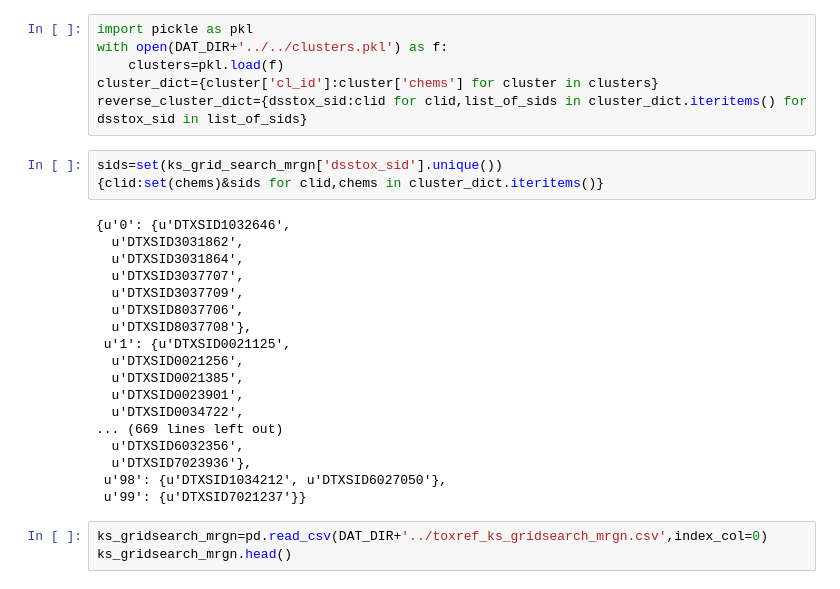
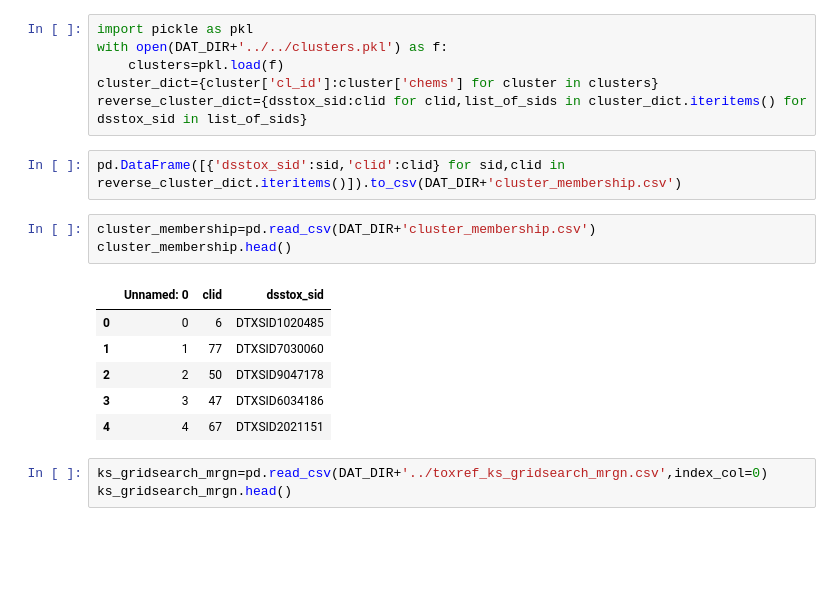
Before and after one commit to georgehelman/genra, a Jupyter notebook: notebooks/rax/toxref/121018_meeting.ipynb, the cells around one changed output. Saved outputs shown, nothing was run; the diff lists cells and outputs as text; blank space fills up the shorter version.

```diff
--- a/notebooks/rax/toxref/121018_meeting.ipynb
+++ b/notebooks/rax/toxref/121018_meeting.ipynb
@@ -599,27 +592,18 @@ with open(DAT_DIR+'../../clusters.pkl') as f:
     clusters=pkl.load(f)
 cluster_dict={cluster['cl_id']:cluster['chems'] for cluster in clusters}
 reverse_cluster_dict={dsstox_sid:clid for clid,list_of_sids in cluster_dict.iteritems() for dsstox_sid in list_of_sids}
-# %%
-sids=set(ks_grid_search_mrgn['dsstox_sid'].unique())
-{clid:set(chems)&sids for clid,chems in cluster_dict.iteritems()}
-# %% [output]
-{u'0': {u'DTXSID1032646',
-  u'DTXSID3031862',
-  u'DTXSID3031864',
-  u'DTXSID3037707',
-  u'DTXSID3037709',
-  u'DTXSID8037706',
-  u'DTXSID8037708'},
- u'1': {u'DTXSID0021125',
-  u'DTXSID0021256',
-  u'DTXSID0021385',
-  u'DTXSID0023901',
-  u'DTXSID0034722',
-... (669 lines left out)
-  u'DTXSID6032356',
-  u'DTXSID7023936'},
- u'98': {u'DTXSID1034212', u'DTXSID6027050'},
- u'99': {u'DTXSID7021237'}}
+# %%
+pd.DataFrame([{'dsstox_sid':sid,'clid':clid} for sid,clid in reverse_cluster_dict.iteritems()]).to_csv(DAT_DIR+'cluster_membership.csv')
+# %%
+cluster_membership=pd.read_csv(DAT_DIR+'cluster_membership.csv')
+cluster_membership.head()
+# %% [output]
+|  | Unnamed: 0 | clid | dsstox_sid |
+| 0 | 0 | 6 | DTXSID1020485 |
+| 1 | 1 | 77 | DTXSID7030060 |
+| 2 | 2 | 50 | DTXSID9047178 |
+| 3 | 3 | 47 | DTXSID6034186 |
+| 4 | 4 | 67 | DTXSID2021151 |
 # %%
 ks_gridsearch_mrgn=pd.read_csv(DAT_DIR+'../toxref_ks_gridsearch_mrgn.csv',index_col=0)
 ks_gridsearch_mrgn.head()
```
Also changed, not shown: parts of 7 cells of this notebook, 3 other files.
